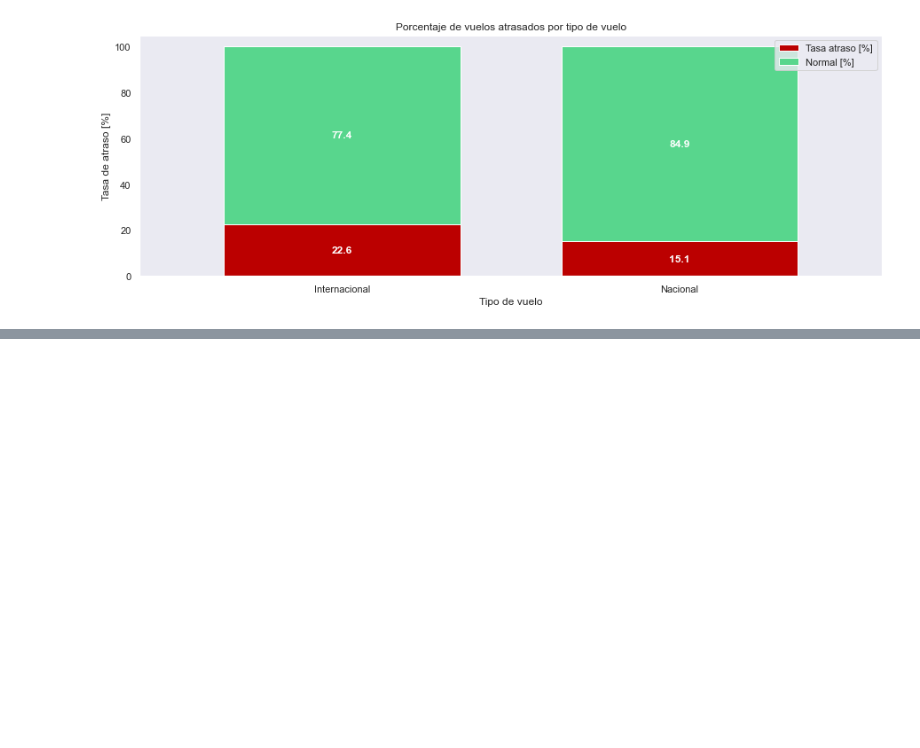
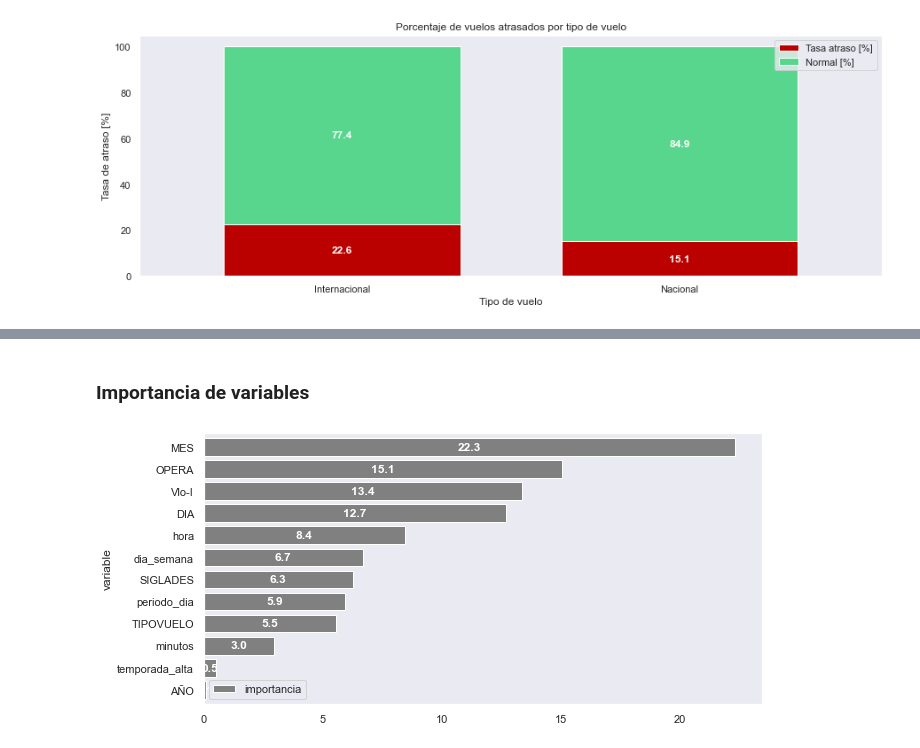
Before and after one commit to hvalenzuela1986/delayed_flight, a Jupyter notebook: solution.ipynb, the cells around one changed output, grey strips where cells are left out. Drawn from its saved outputs; the diff is of its cells as text; code cells hidden in the pictures; blank space fills up the shorter version.

```diff
--- a/solution.ipynb
+++ b/solution.ipynb
@@ -367,0 +522,15 @@ plt.show()
+# %% [markdown]
+### Importancia de variables
+# %%
+df_feature_importance = pd.DataFrame(np.append(np.asarray(X).reshape(-1,1),model.feature_importances_.reshape(-1,1), axis=1), columns=['variable','importancia'])
+df_feature_importance.set_index('variable', inplace=True)
+df_feature_importance['importancia'] = df_feature_importance.importancia.astype(float)
+df_feature_importance.sort_values(by='importancia', inplace=True)
+
+fig, ax1 = plt.subplots(1,1,figsize=(10,5))
+df_feature_importance.plot(kind='barh', ax=ax1, color='grey', width=0.8)
+for container in ax1.containers:
+    ax1.bar_label(container, color='white', fmt='%.1f', label_type='center', fontweight='bold')
+plt.show()
+# %% [output]
+[figure, added]
```
Also changed, not shown: parts of 35 cells of this notebook, 6 other files.
